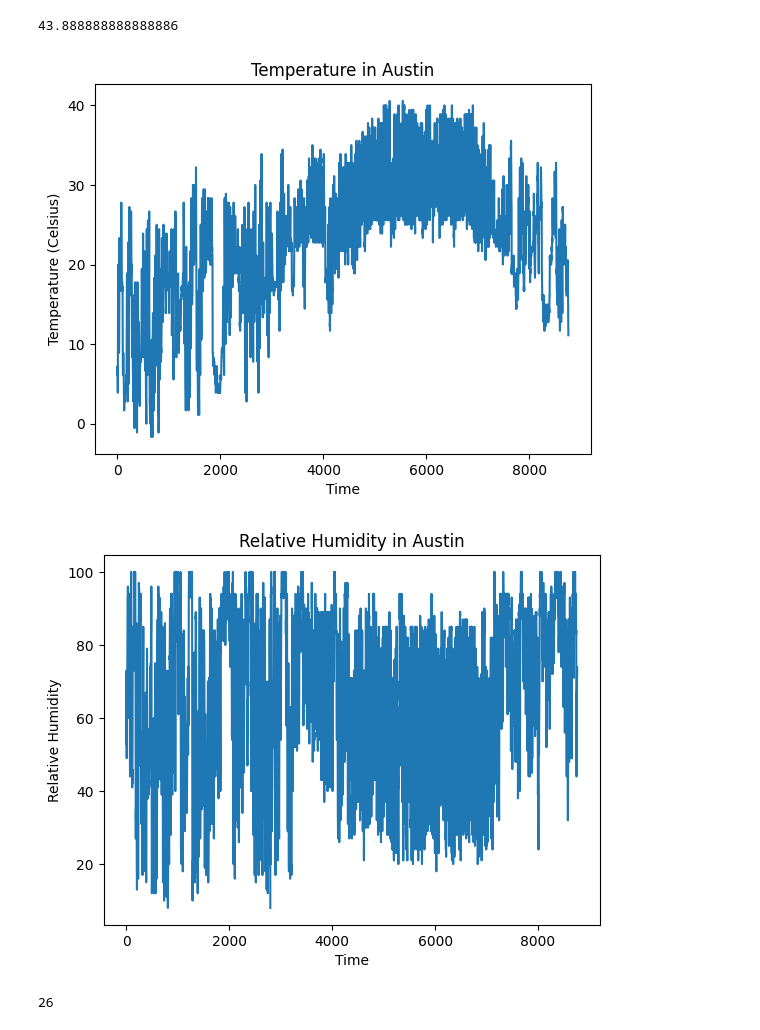
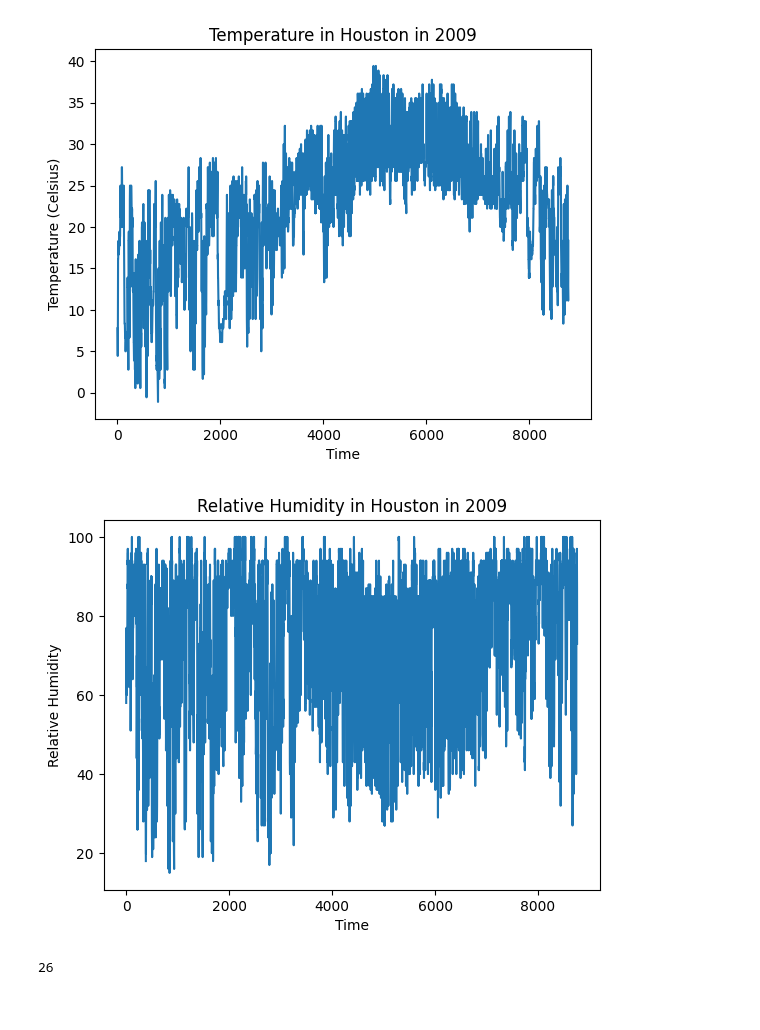
Before and after one commit to yifueve/Data-center-PUE-prediction-tool, a Jupyter notebook: Predict_PUE.ipynb, the cells around one changed output. Cells and saved outputs as stored; diff of their text form; code cells hidden in the pictures.

```diff
--- a/Predict_PUE.ipynb
+++ b/Predict_PUE.ipynb
@@ -3,8 +3,9 @@ import numpy as np
 import pandas as pd
 import matplotlib.pyplot as plt
 # %%
+Place = 'Houston'
 # Load the data
-climate_data = pd.read_csv('Austin_2009_2018.csv')
+climate_data = pd.read_csv(str(Place)+'_2009_2018.csv')
 climate_data = climate_data[climate_data['SOURCE'] == 7]
 # %%
 # Extract the temperature and relative humidity
@@ -52,21 +53,20 @@ plt.figure()
 plt.plot(temperature_celsius[0:8760])
 plt.xlabel('Time')
 plt.ylabel('Temperature (Celsius)')
-plt.title('Temperature in Austin')
+plt.title('Temperature in '+str(Place)+' in 2009')
 plt.show()
 # %% [output]
-43.888888888888886
-[figure, old version]
+[figure, new version]
 # %%
 # plot the relative humidity
 plt.figure()
 plt.plot(relative_humidity[0:8760])
 plt.xlabel('Time')
 plt.ylabel('Relative Humidity')
-plt.title('Relative Humidity in Austin')
+plt.title('Relative Humidity in '+str(Place)+' in 2009')
 plt.show()
 # %% [output]
-[figure, old version]
+[figure, new version]
 # %%
 import import_ipynb
 from PUE_simulation_tool import PUE_AE_Chiller
```
Also changed, not shown: parts of 5 cells of this notebook.
